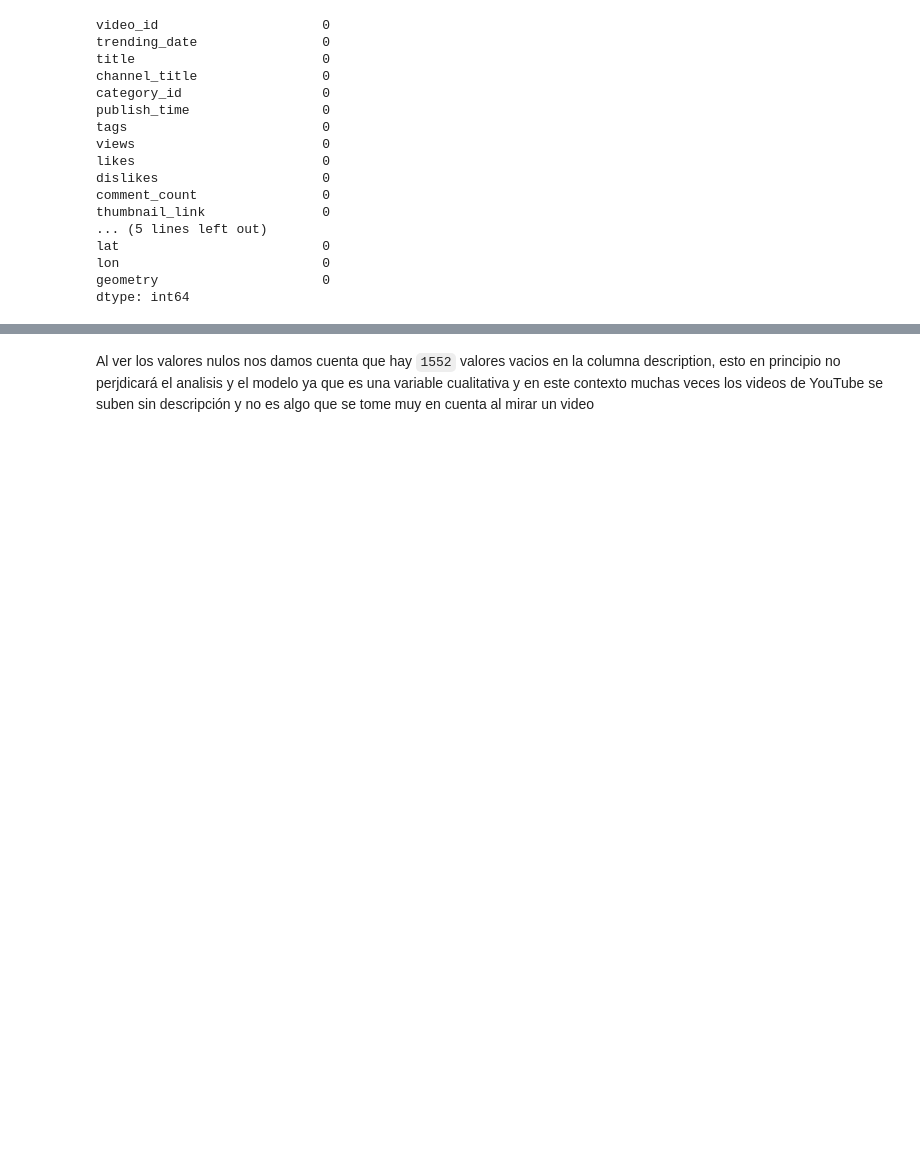
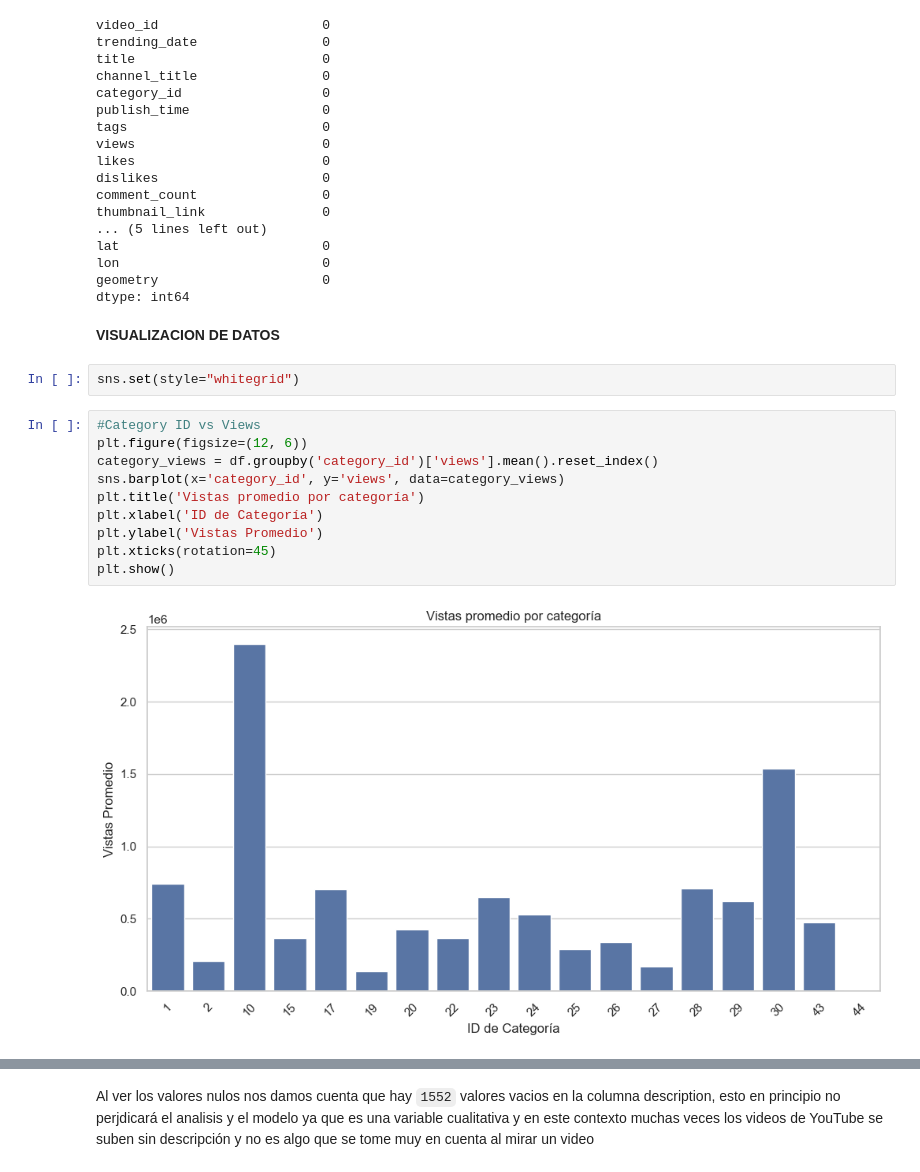
Before and after one commit to nakato156/FDS-2024-1-SC51, a Jupyter notebook: src/index.ipynb, the cells around one changed output, grey strips where cells are left out. Saved outputs shown, nothing was run; the diff lists cells and outputs as text; blank space fills up the shorter version.

Commit message:
Visualizacion de Datos

```diff
--- a/src/index.ipynb
+++ b/src/index.ipynb
@@ -38,3 +71,19 @@ lat                          0
 lon                          0
 geometry                     0
 dtype: int64
+# %% [markdown]
+**VISUALIZACION DE DATOS**
+# %%
+sns.set(style="whitegrid")
+# %%
+#Category ID vs Views
+plt.figure(figsize=(12, 6))
+category_views = df.groupby('category_id')['views'].mean().reset_index()
+sns.barplot(x='category_id', y='views', data=category_views)
+plt.title('Vistas promedio por categoría')
+plt.xlabel('ID de Categoría')
+plt.ylabel('Vistas Promedio')
+plt.xticks(rotation=45)
+plt.show()
+# %% [output]
+[figure, added]
```
Also changed, not shown: parts of 14 cells of this notebook.
